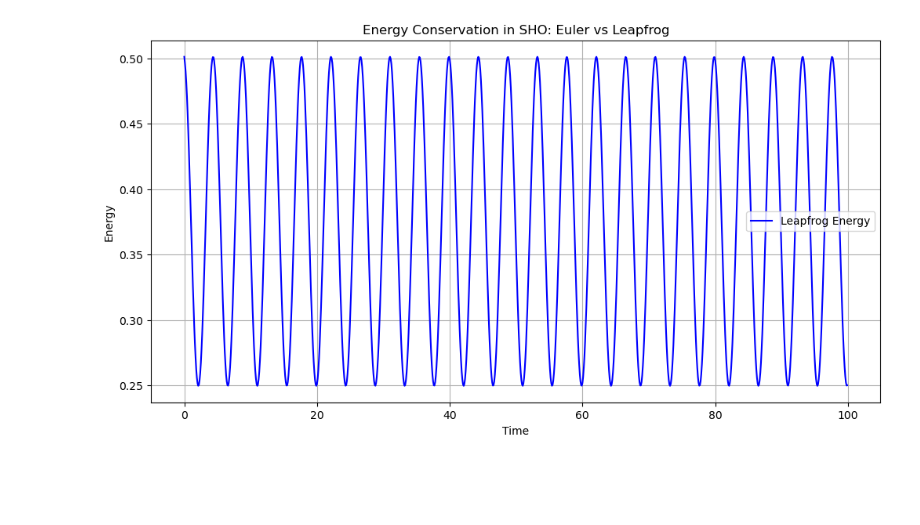
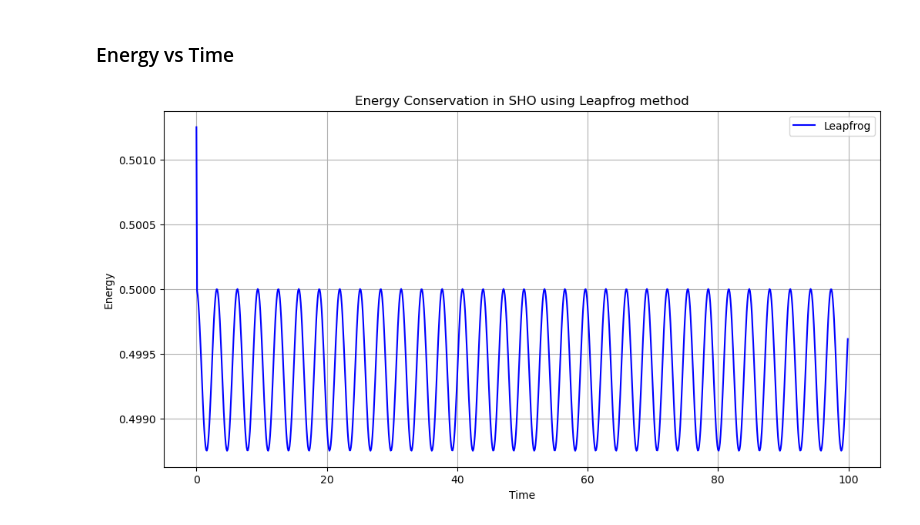
Before and after one commit to isha-m63/Wave_Dark_Matter, a Jupyter notebook: PDE_Numerical_Solutions/Leapfrog_Integrator_SHO.ipynb, the cells around one changed output. Drawn from its saved outputs; the diff is of its cells as text; code cells hidden in the pictures; blank space fills up the shorter version.

Commit message:
Leapfrog Integrator (SHO) - Updated

```diff
--- a/PDE_Numerical_Solutions/Leapfrog_Integrator_SHO.ipynb
+++ b/PDE_Numerical_Solutions/Leapfrog_Integrator_SHO.ipynb
@@ -60,17 +62,19 @@ def sho_leapfrog(x_ini_val, v_ini_val, omega_val, dt_val, nsteps_val):
     t = []
 
     x.append(x_ini_val)
-    v_half = v_ini_val - 0.5 * omega_val**2 * x_ini_val * dt_val    #v_n+1/2
+    v_half = v_ini_val - 0.5 * omega_val**2 * x_ini_val * dt_val    #v_n+1/2 Initialize
     v.append(v_half)
     t.append(0)
 
     for i in range(nsteps_val - 1):
-        x_new = x[i] + v_half * dt_val
-        v_new_half = v_half - omega_val**2 * x_new * dt_val
+        x_new = x[i] + v_half * dt_val     #Position update
+        v_new_half = v_half - omega_val**2 * x_new * dt_val    #v_n Velocity update
         t_new = t[i] + dt_val
+        v_full = v_new_half + 0.5 * omega_val**2 * x_new * dt_val   #Full step velocity
 
         x.append(x_new)
-        v.append(v_new_half + 0.5 * omega_val**2 * x_new * dt_val)  # Full step velocity
+        v.append(v_full)  #Storing full step velocity
+        #v.append(v_new_half)   #Storing half-step velocity
         t.append(t_new)
 
         v_half = v_new_half
@@ -90,16 +126,18 @@ df_l = sho_leapfrog(x_ini, v_ini, omega, dt, nsteps)
+# %% [markdown]
+### Energy vs Time
 # %%
 #Energy
 E_e = sho_energy(df_e['Position'], df_e['Velocity'], m, omega)
 E_l = sho_energy(df_l['Position'], df_l['Velocity'], m, omega)
 # %%
 plt.figure(figsize=(12, 6))
-#plt.plot(df_e['Time'], E_e, label='Euler Energy', color='red')
-plt.plot(df_l['Time'], E_l, label='Leapfrog Energy', color='blue')
+#plt.plot(df_e['Time'], E_e, label='Euler', color='red')
+plt.plot(df_l['Time'], E_l, label='Leapfrog', color='blue')
 plt.xlabel('Time')
 plt.ylabel('Energy')
-plt.title('Energy Conservation in SHO: Euler vs Leapfrog')
+plt.title('Energy Conservation in SHO using Leapfrog method')
 plt.legend()
 plt.grid()
 plt.show()
 # %% [output]
-[figure, old version]
+[figure, new version]
```
Also changed, not shown: parts of 10 cells of this notebook.
